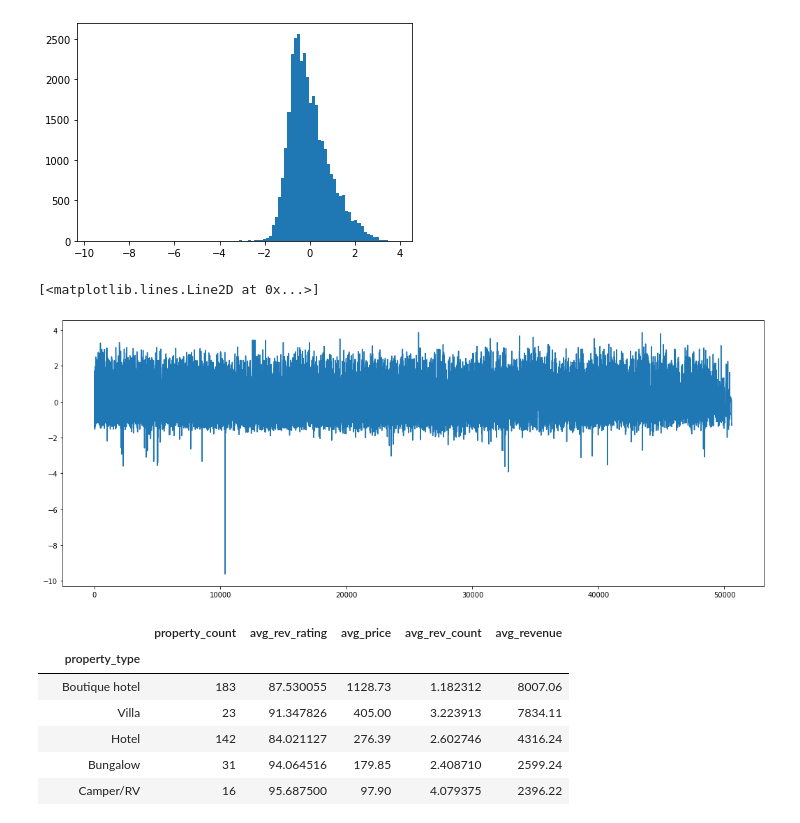
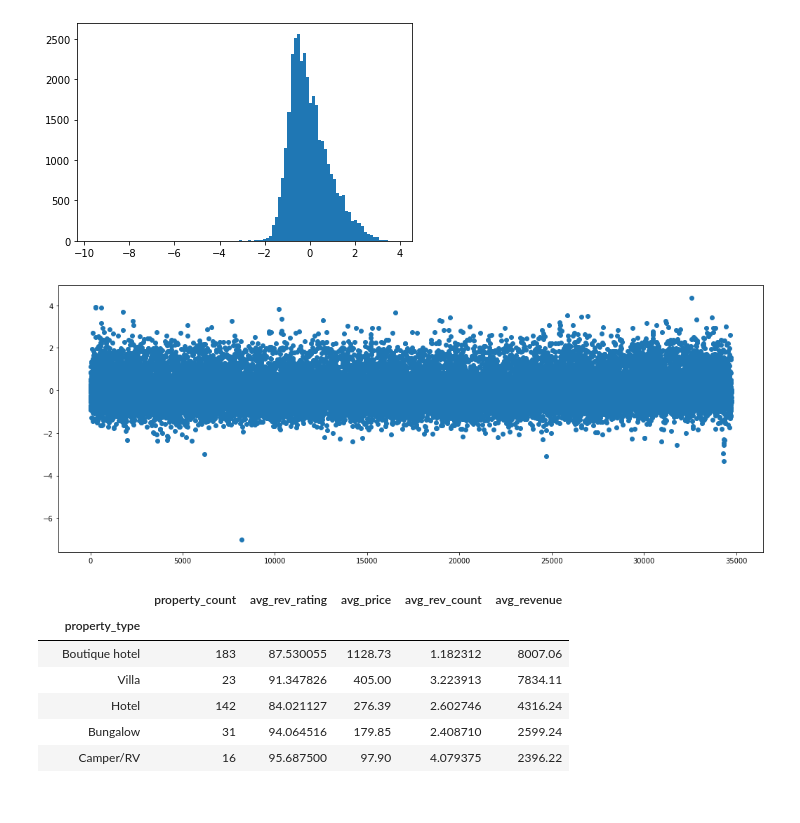
Before and after one commit to Wetpaint3/Airbnb_Project, a Jupyter notebook: airbnb.ipynb, the cells around one changed output. Cells and saved outputs as stored; diff of their text form; code cells hidden in the pictures.

```diff
--- a/airbnb.ipynb
+++ b/airbnb.ipynb
@@ -833,10 +943,9 @@ plt.show()
 # %%
 #list(results_rev.resid)
 plt.figure(figsize=(18,7))
-plt.plot(results_rev.resid)
+plt.scatter(range(0, 34741), results_rev.resid);
 # %% [output]
-[<matplotlib.lines.Line2D at 0x...>]
-[figure, old version]
+[figure, new version]
 # %%
 gr.sort_values(by=['property_count'], ascending=False)
 gr.sort_values(by=['avg_rev_rating'], ascending=False)
```
Also changed, not shown: parts of 27 cells of this notebook.
